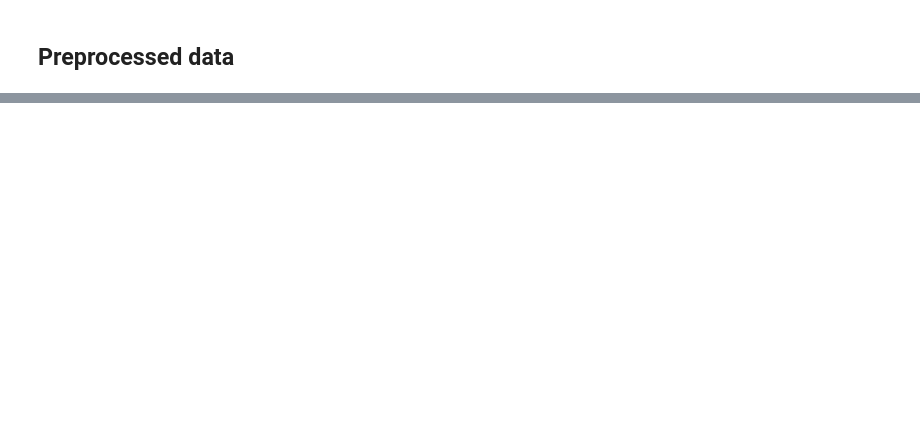
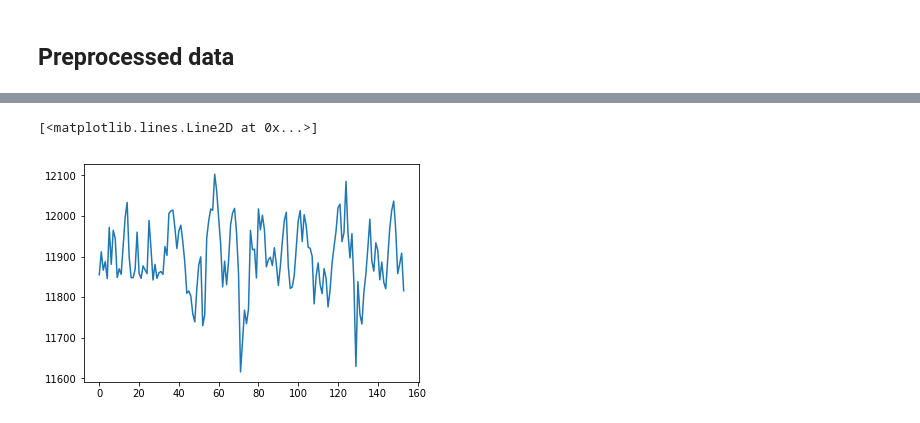
Before and after one commit to oliver-contier/famface-temporal-dynamics, a Jupyter notebook: notebooks/pycausal_analysis.ipynb, the cells around one changed output, grey strips where cells are left out. Saved outputs shown, nothing was run; the diff lists cells and outputs as text; code cells hidden in the pictures; blank space fills up the shorter version.

```diff
--- a/notebooks/pycausal_analysis.ipynb
+++ b/notebooks/pycausal_analysis.ipynb
@@ -530,2 +519,6 @@ For the residual data, the constructed differential regressor does not fit in th
 # %% [markdown]
 ## Preprocessed data
+# %%
+path_withc_raw = pjoin('/host', 'famfaces', 'extract_meants_withcontrast', 'sub*', 'csv', 'run*')
+# %%
+dfs_withc_raw = getdfs(path_withc_raw)
@@ -531,0 +590,6 @@ For the residual data, the constructed differential regressor does not fit in th
+# %%
+# time series of EV1-L before AR
+plt.plot(dfs_withc_raw[0]['EV1-L'])
+# %% [output]
+[<matplotlib.lines.Line2D at 0x...>]
+[figure, added]
```
Also changed, not shown: parts of 30 cells of this notebook.
